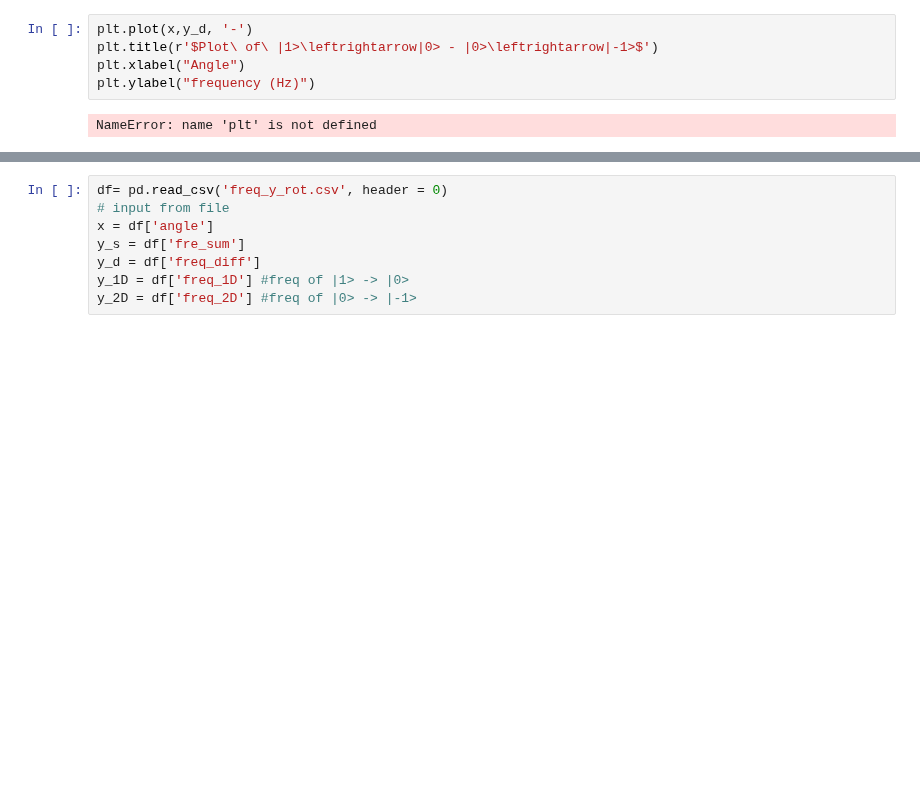
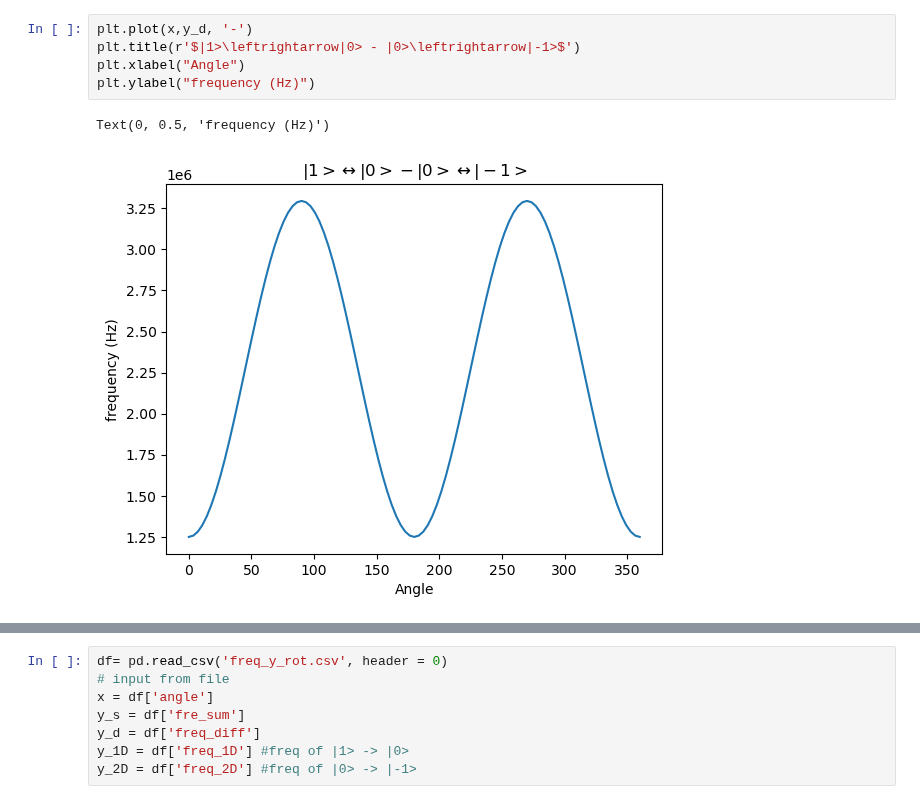
Before and after one commit to AstrobioShiva/Script_project, a Jupyter notebook: Python/Plotting/freq_fit.ipynb, the cells around one changed output, grey strips where cells are left out. Saved outputs shown, nothing was run; the diff lists cells and outputs as text; blank space fills up the shorter version.

```diff
--- a/Python/Plotting/freq_fit.ipynb
+++ b/Python/Plotting/freq_fit.ipynb
@@ -28,9 +99,10 @@ y_2D = df['freq_2D'] #freq of |0> -> |-1>
 # %%
 plt.plot(x,y_d, '-')
-plt.title(r'$Plot\ of\ |1>\leftrightarrow|0> - |0>\leftrightarrow|-1>$')
+plt.title(r'$|1>\leftrightarrow|0> - |0>\leftrightarrow|-1>$')
 plt.xlabel("Angle")
 plt.ylabel("frequency (Hz)")
 # %% [output]
-NameError: name 'plt' is not defined
+Text(0, 0.5, 'frequency (Hz)')
+[figure, added]
 # %%
 plt.plot(x,y_s, '-g')
```
Also changed, not shown: parts of 9 cells of this notebook, 1 other file.
